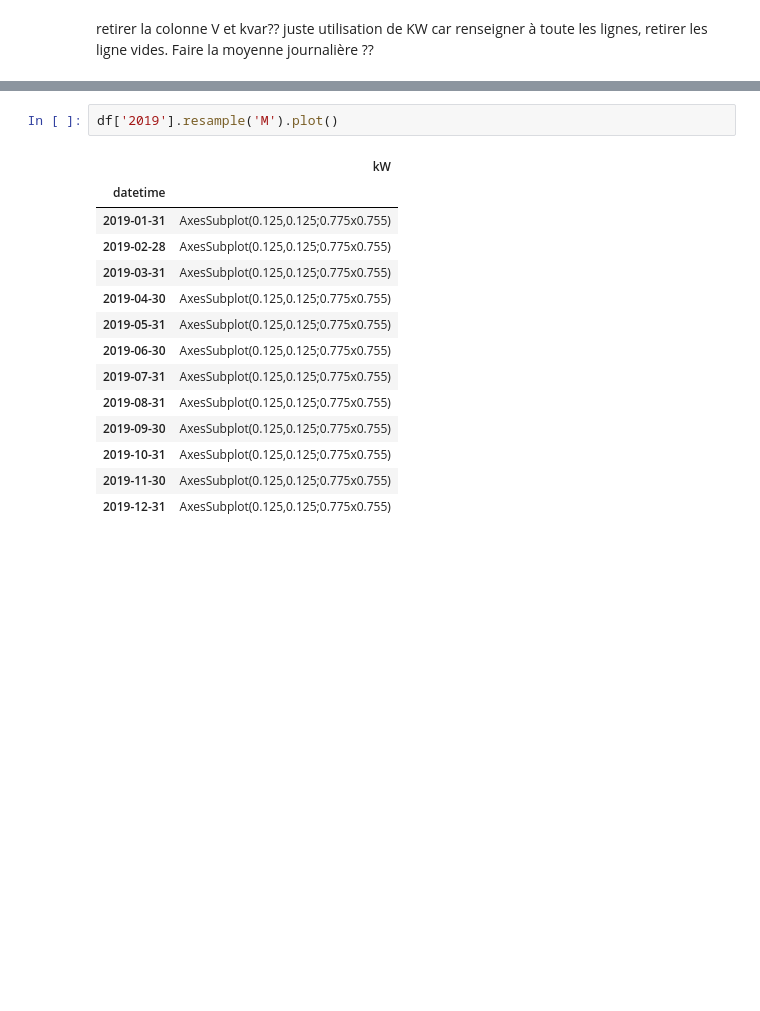
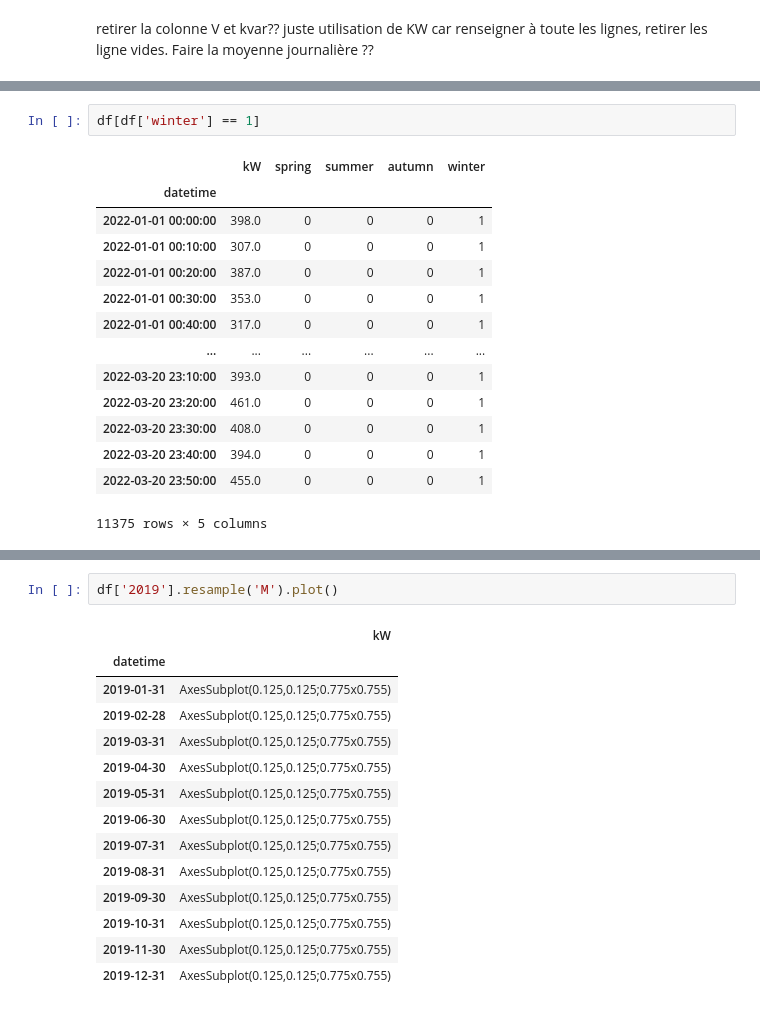
Before and after one commit to axelcoch/Elec_Esiee, a Jupyter notebook: ElecEsiee.ipynb, the cells around one changed output, grey strips where cells are left out. Cells and saved outputs as stored; diff of their text form; blank space fills up the shorter version.

```diff
--- a/ElecEsiee.ipynb
+++ b/ElecEsiee.ipynb
@@ -83,0 +231,17 @@ df = df.drop(['V','kVAr'], axis=1)
+# %%
+df[df['winter'] == 1]
+# %% [output]
+|  | kW | spring | summer | autumn | winter |
+| datetime |  |  |  |  |  |
+| 2022-01-01 00:00:00 | 398.0 | 0 | 0 | 0 | 1 |
+| 2022-01-01 00:10:00 | 307.0 | 0 | 0 | 0 | 1 |
+| 2022-01-01 00:20:00 | 387.0 | 0 | 0 | 0 | 1 |
+| 2022-01-01 00:30:00 | 353.0 | 0 | 0 | 0 | 1 |
+| 2022-01-01 00:40:00 | 317.0 | 0 | 0 | 0 | 1 |
+| ... | ... | ... | ... | ... | ... |
+| 2022-03-20 23:10:00 | 393.0 | 0 | 0 | 0 | 1 |
+| 2022-03-20 23:20:00 | 461.0 | 0 | 0 | 0 | 1 |
+| 2022-03-20 23:30:00 | 408.0 | 0 | 0 | 0 | 1 |
+| 2022-03-20 23:40:00 | 394.0 | 0 | 0 | 0 | 1 |
+| 2022-03-20 23:50:00 | 455.0 | 0 | 0 | 0 | 1 |
+11375 rows × 5 columns
```
Also changed, not shown: parts of 33 cells of this notebook.
